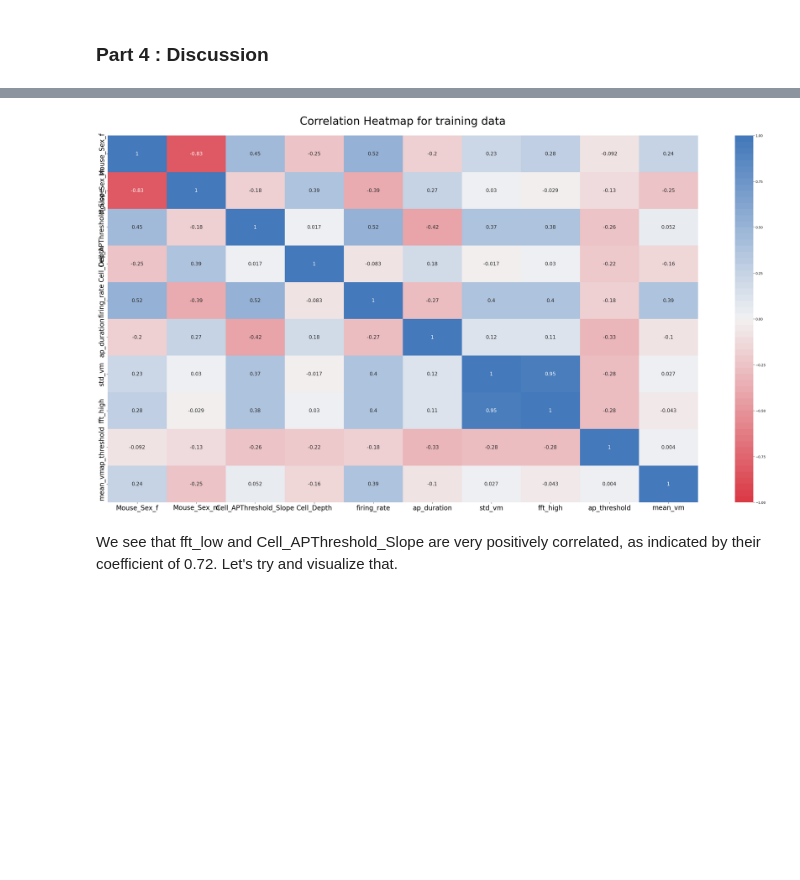
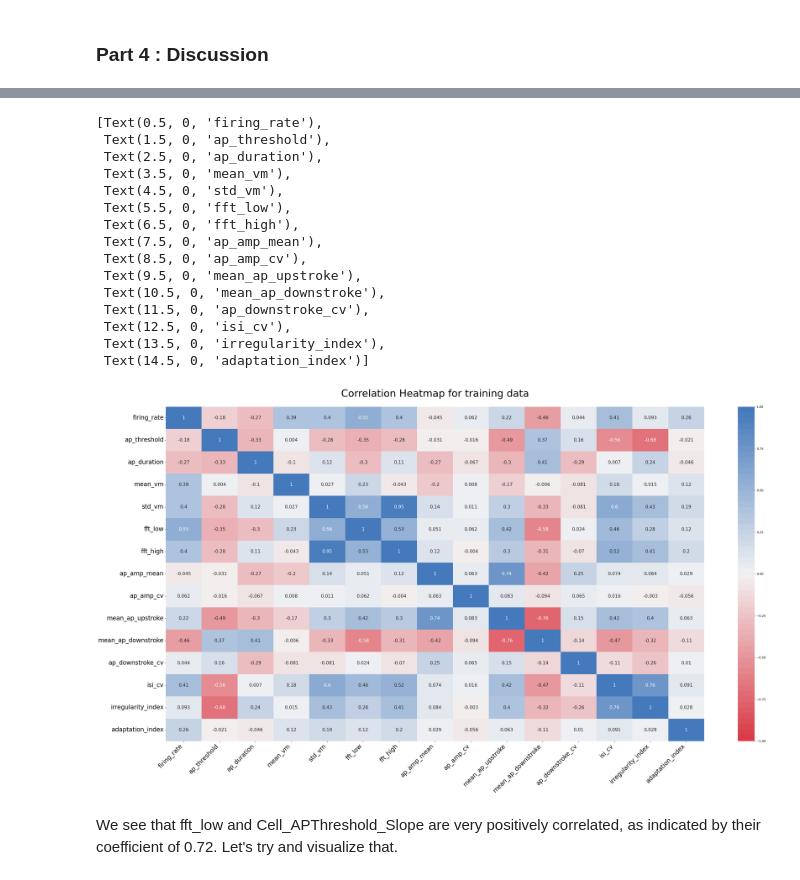
Before and after one commit to mariscoglio/bio482_cell_classifier, a Jupyter notebook: feature_selection.ipynb, the cells around one changed output, grey strips where cells are left out. Drawn from its saved outputs; the diff is of its cells as text; code cells hidden in the pictures; blank space fills up the shorter version.

```diff
--- a/feature_selection.ipynb
+++ b/feature_selection.ipynb
@@ -43,10 +43,6 @@ warnings.simplefilter(action='ignore', category=FutureWarning)
 In a previous notebook, we already manually selected features that should be left out, either because they were extremely correlated with others or because they just made no sense for prediction. We will load the data of the selected features only.
 # %%
 # Load from csv file
-data = pd.read_csv("data_ohe_scaled_constant_free_filled_withsex.csv")
-
-# Leave out Cell_tdTomatoExpressing_True column if it's still there
-if 'Cell_tdTomatoExpressing_True' in data.columns:
-    data = data.drop(columns=['Cell_tdTomatoExpressing_True'])
+data = pd.read_csv("data_ohe_scaled_constant_free_filled_new.csv")
 data.head()
 # %% [output]
@@ -195,6 +197,6 @@ Features selected by SelectFromModel: Index(['Cell_APThreshold_Slope', 'Cell_Dep
 ##### 3.3.2 SequentialFeatureSelection
 # %%
 # Forward sequential feature selection
-sfs_forward = SequentialFeatureSelector(classifier, n_features_to_select=12, direction="forward").fit(X_train, y_train)
+sfs_forward = SequentialFeatureSelector(classifier, n_features_to_select=15, direction="forward").fit(X_train, y_train)
 # %%
 # Backwards sequential feature selection
@@ -285,16 +291,32 @@ df_comparison
 # %%
 # Heatmap of correlation between features we keep
 # Keep the chosen features
 features_toKeep = features_sfs_forward # can be changed, here the features selected by forward sequential selection are kept because te/hey are amongst most chosen across all methods
 # Get the X_train matrix with only the features we keep
 X_selection_train = X_train[features_toKeep]
 # Plot correlation heatmap
 plt.figure(figsize=(40, 20))
 heatmap = sns.heatmap(round(X_selection_train.corr(),3), annot=True,  vmin=-1, vmax=1, cmap = sns.diverging_palette(10,250, n=60), annot_kws={"fontsize":15})
 heatmap.set_title('Correlation Heatmap for training data', fontdict={'fontsize':33}, pad=33)
 plt.tick_params(axis='both', labelsize=20)
+heatmap.set_xticklabels(labels = heatmap.get_xticklabels(), rotation = 45, ha="right")
 # %% [output]
+[Text(0.5, 0, 'firing_rate'),
+ Text(1.5, 0, 'ap_threshold'),
+ Text(2.5, 0, 'ap_duration'),
+ Text(3.5, 0, 'mean_vm'),
+ Text(4.5, 0, 'std_vm'),
+ Text(5.5, 0, 'fft_low'),
+ Text(6.5, 0, 'fft_high'),
+ Text(7.5, 0, 'ap_amp_mean'),
+ Text(8.5, 0, 'ap_amp_cv'),
+ Text(9.5, 0, 'mean_ap_upstroke'),
+ Text(10.5, 0, 'mean_ap_downstroke'),
+ Text(11.5, 0, 'ap_downstroke_cv'),
+ Text(12.5, 0, 'isi_cv'),
+ Text(13.5, 0, 'irregularity_index'),
+ Text(14.5, 0, 'adaptation_index')]
-[figure, old version]
+[figure, new version]
 # %% [markdown]
 We see that fft_low and Cell_APThreshold_Slope are very positively correlated, as indicated by their coefficient of 0.72. Let's try and visualize that.
 # %%
```
Also changed, not shown: parts of 9 cells of this notebook, 1 other file.
